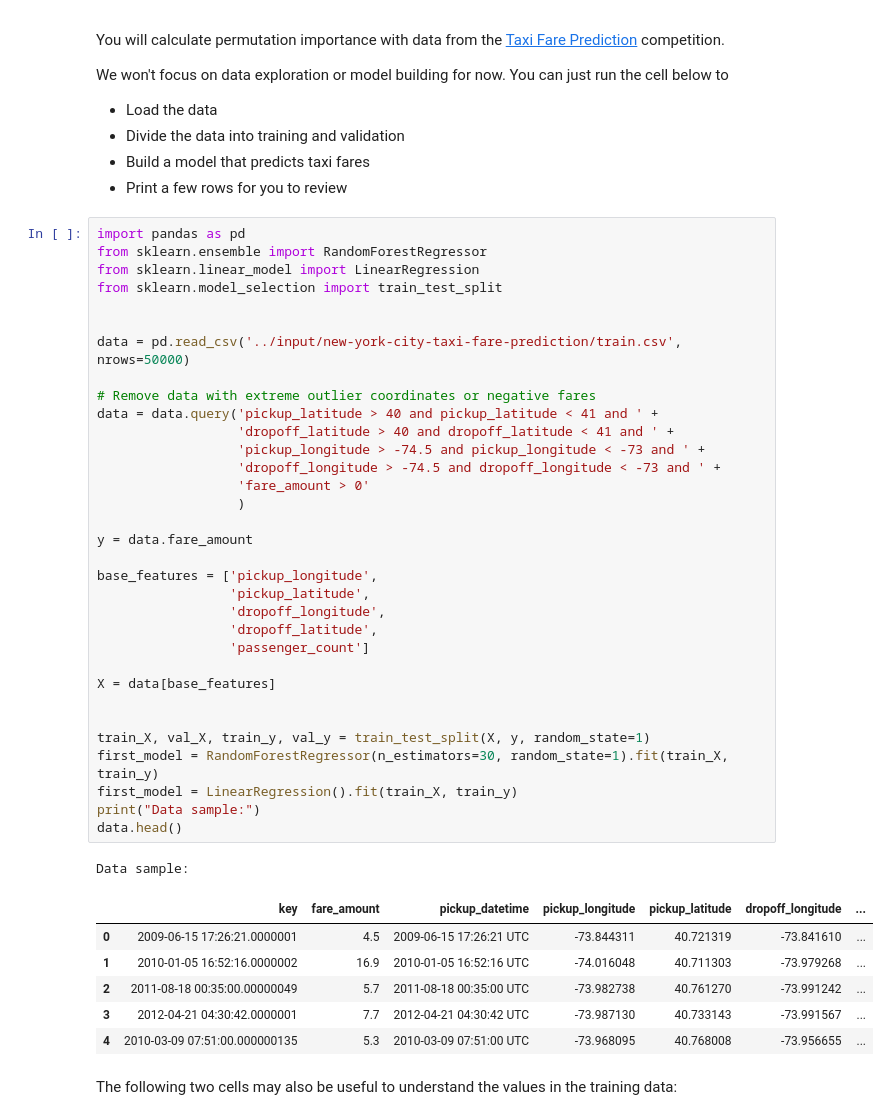
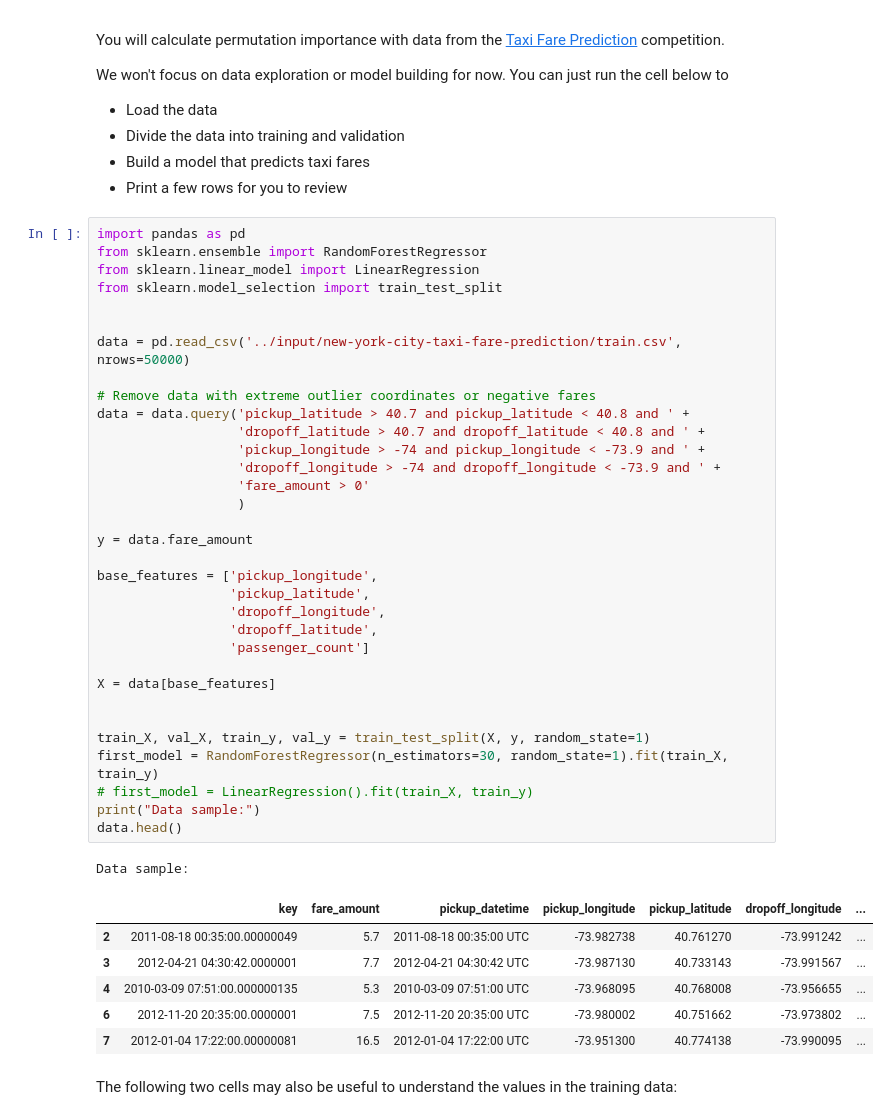
Before and after one commit to Kaggle/learntools, a Jupyter notebook: learntools/ml-insights/nbs/ch2.ipynb, the cells around one changed output. Drawn from its saved outputs; the diff is of its cells as text.

```diff
--- a/learntools/ml-insights/nbs/ch2.ipynb
+++ b/learntools/ml-insights/nbs/ch2.ipynb
@@ -14,43 +14,43 @@ We won't focus on data exploration or model building for now. You can just run t
 import pandas as pd
 from sklearn.ensemble import RandomForestRegressor
 from sklearn.linear_model import LinearRegression
 from sklearn.model_selection import train_test_split
 
 
 data = pd.read_csv('../input/new-york-city-taxi-fare-prediction/train.csv', nrows=50000)
 
 # Remove data with extreme outlier coordinates or negative fares
-data = data.query('pickup_latitude > 40 and pickup_latitude < 41 and ' +
-                  'dropoff_latitude > 40 and dropoff_latitude < 41 and ' +
-                  'pickup_longitude > -74.5 and pickup_longitude < -73 and ' +
-                  'dropoff_longitude > -74.5 and dropoff_longitude < -73 and ' +
+data = data.query('pickup_latitude > 40.7 and pickup_latitude < 40.8 and ' +
+                  'dropoff_latitude > 40.7 and dropoff_latitude < 40.8 and ' +
+                  'pickup_longitude > -74 and pickup_longitude < -73.9 and ' +
+                  'dropoff_longitude > -74 and dropoff_longitude < -73.9 and ' +
                   'fare_amount > 0'
                   )
 
 y = data.fare_amount
 
 base_features = ['pickup_longitude',
                  'pickup_latitude',
                  'dropoff_longitude',
                  'dropoff_latitude',
                  'passenger_count']
 
 X = data[base_features]
 
 
 train_X, val_X, train_y, val_y = train_test_split(X, y, random_state=1)
 first_model = RandomForestRegressor(n_estimators=30, random_state=1).fit(train_X, train_y)
-first_model = LinearRegression().fit(train_X, train_y)
+# first_model = LinearRegression().fit(train_X, train_y)
 print("Data sample:")
 data.head()
 # %% [output]
 Data sample:
 |  | key | fare_amount | pickup_datetime | pickup_longitude | pickup_latitude | dropoff_longitude | ... |
-| 0 | 2009-06-15 17:26:21.0000001 | 4.5 | 2009-06-15 17:26:21 UTC | -73.844311 | 40.721319 | -73.841610 | ... |
-| 1 | 2010-01-05 16:52:16.0000002 | 16.9 | 2010-01-05 16:52:16 UTC | -74.016048 | 40.711303 | -73.979268 | ... |
 | 2 | 2011-08-18 00:35:00.00000049 | 5.7 | 2011-08-18 00:35:00 UTC | -73.982738 | 40.761270 | -73.991242 | ... |
 | 3 | 2012-04-21 04:30:42.0000001 | 7.7 | 2012-04-21 04:30:42 UTC | -73.987130 | 40.733143 | -73.991567 | ... |
 | 4 | 2010-03-09 07:51:00.000000135 | 5.3 | 2010-03-09 07:51:00 UTC | -73.968095 | 40.768008 | -73.956655 | ... |
+| 6 | 2012-11-20 20:35:00.0000001 | 7.5 | 2012-11-20 20:35:00 UTC | -73.980002 | 40.751662 | -73.973802 | ... |
+| 7 | 2012-01-04 17:22:00.00000081 | 16.5 | 2012-01-04 17:22:00 UTC | -73.951300 | 40.774138 | -73.990095 | ... |
 # %% [markdown]
 The following two cells may also be useful to understand the values in the training data:
 # %%
```
Also changed, not shown: parts of 15 cells of this notebook, 4 other files.
